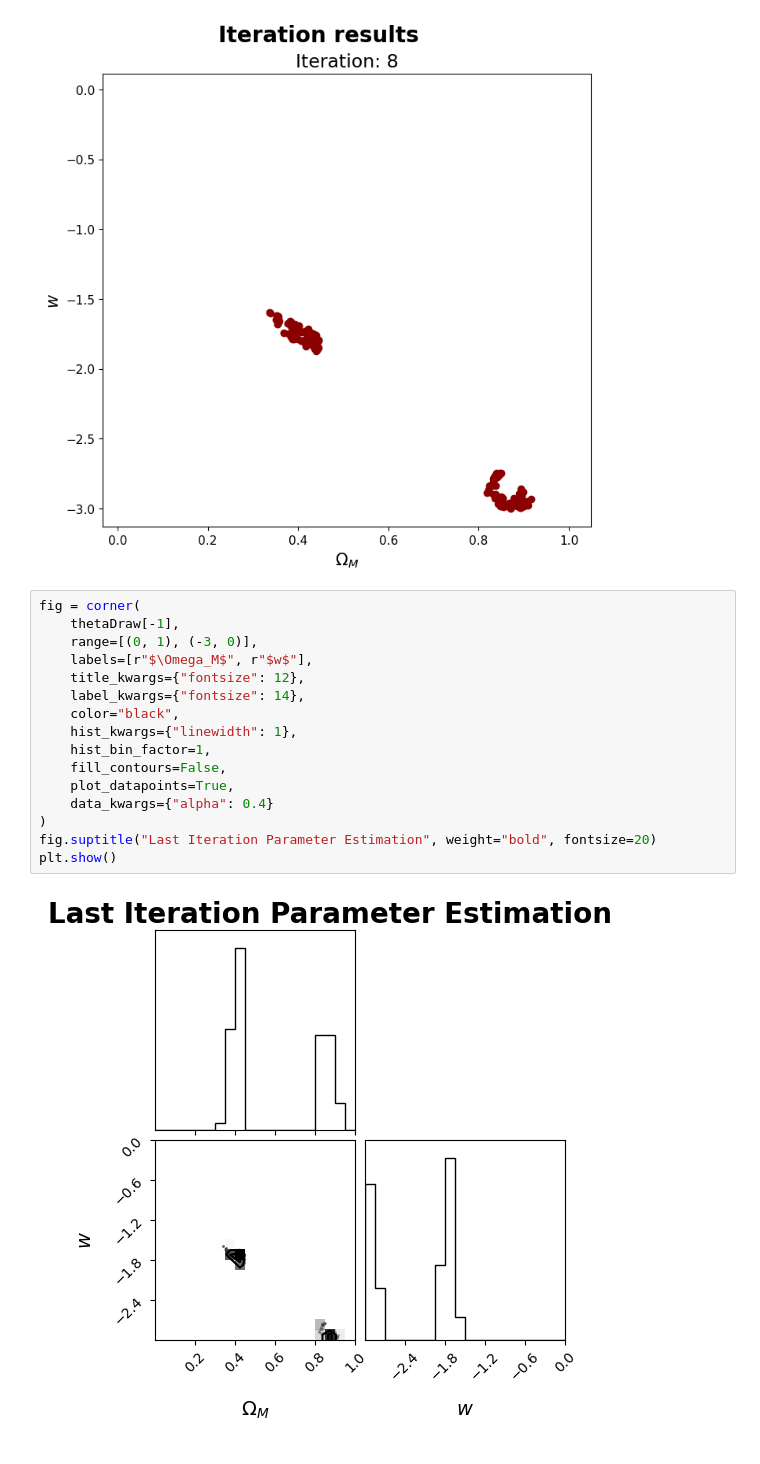
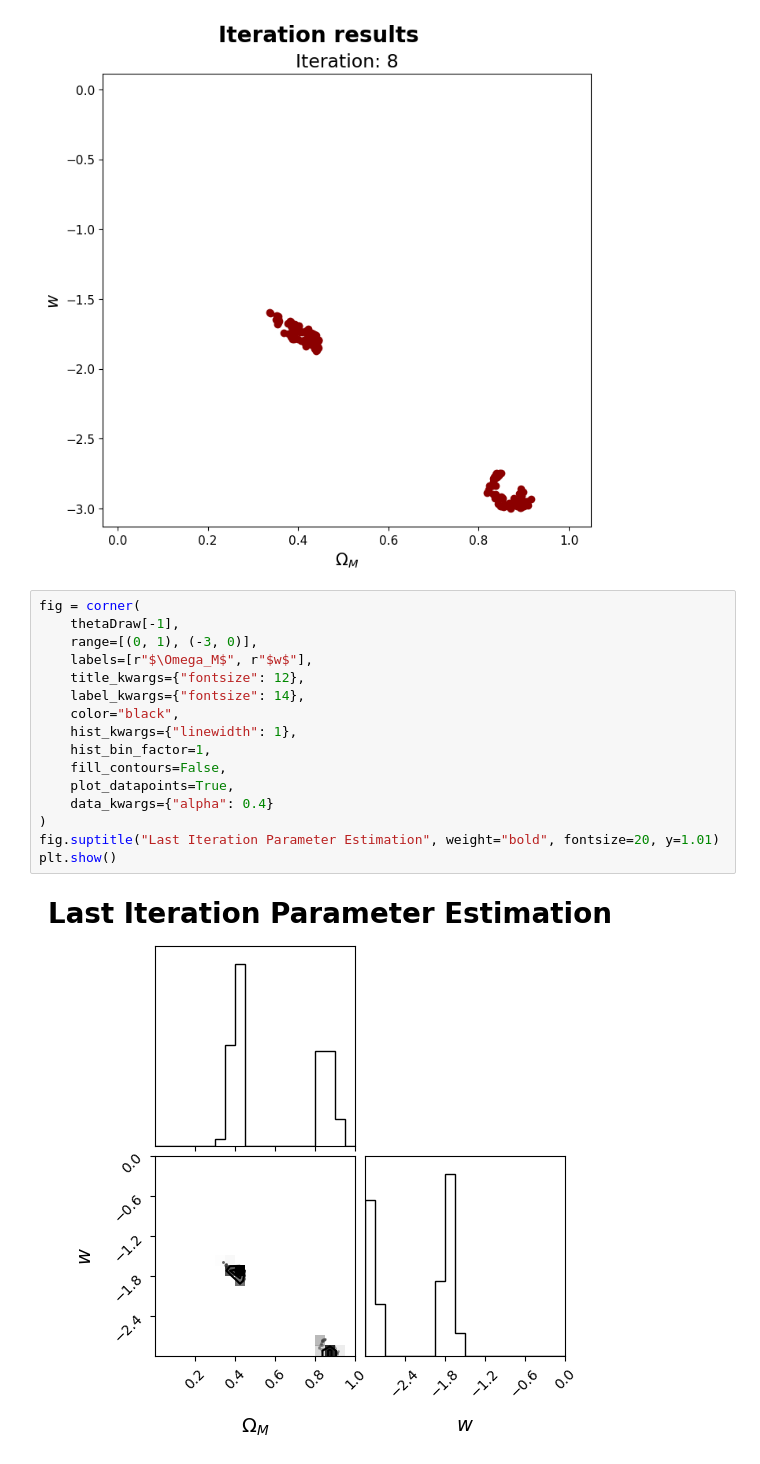
Before and after one commit to margherita-lera/SMC-ABC-for-Supernovae-Ia, a Jupyter notebook: abc_out.ipynb, the cells around one changed output. Drawn from its saved outputs; the diff is of its cells as text.

```diff
--- a/abc_out.ipynb
+++ b/abc_out.ipynb
@@ -94,18 +94,18 @@ ani = anime.FuncAnimation(fig=fig, func=update, frames=len(thetaDraw), interval=
 # %%
 fig = corner(
     thetaDraw[-1],
     range=[(0, 1), (-3, 0)],
     labels=[r"$\Omega_M$", r"$w$"],
     title_kwargs={"fontsize": 12},
     label_kwargs={"fontsize": 14},
     color="black",
     hist_kwargs={"linewidth": 1},
     hist_bin_factor=1,
     fill_contours=False,
     plot_datapoints=True,
     data_kwargs={"alpha": 0.4}
 )
-fig.suptitle("Last Iteration Parameter Estimation", weight="bold", fontsize=20)
+fig.suptitle("Last Iteration Parameter Estimation", weight="bold", fontsize=20, y=1.01)
 plt.show()
 # %% [output]
-[figure, old version]
+[figure, new version]
```
